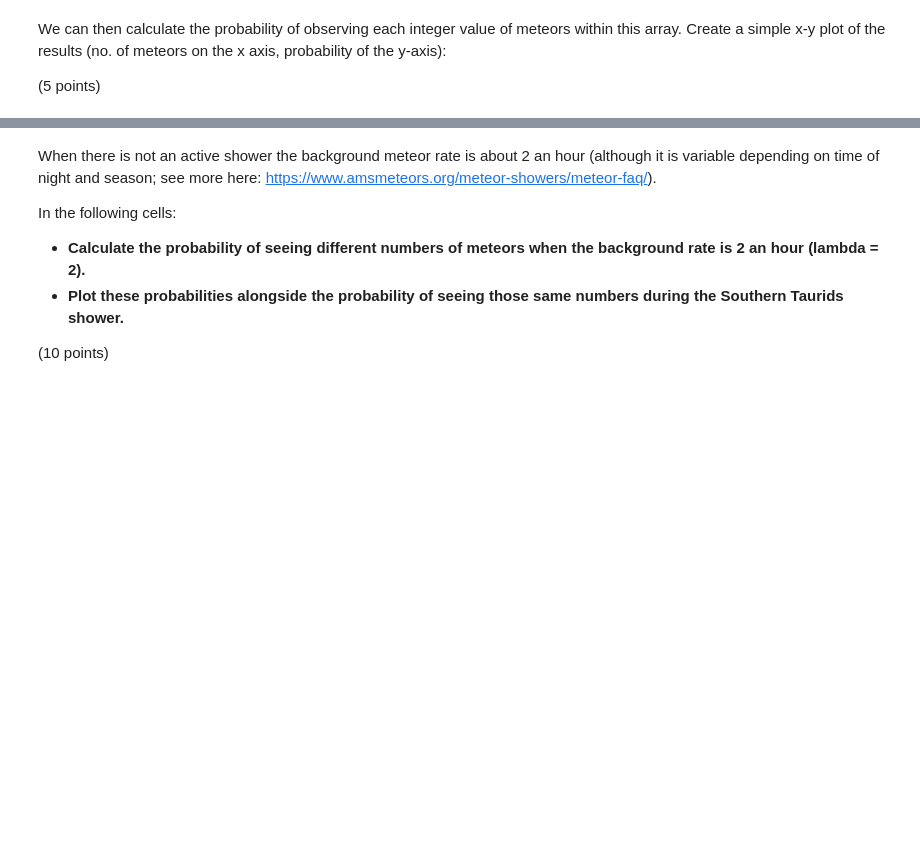
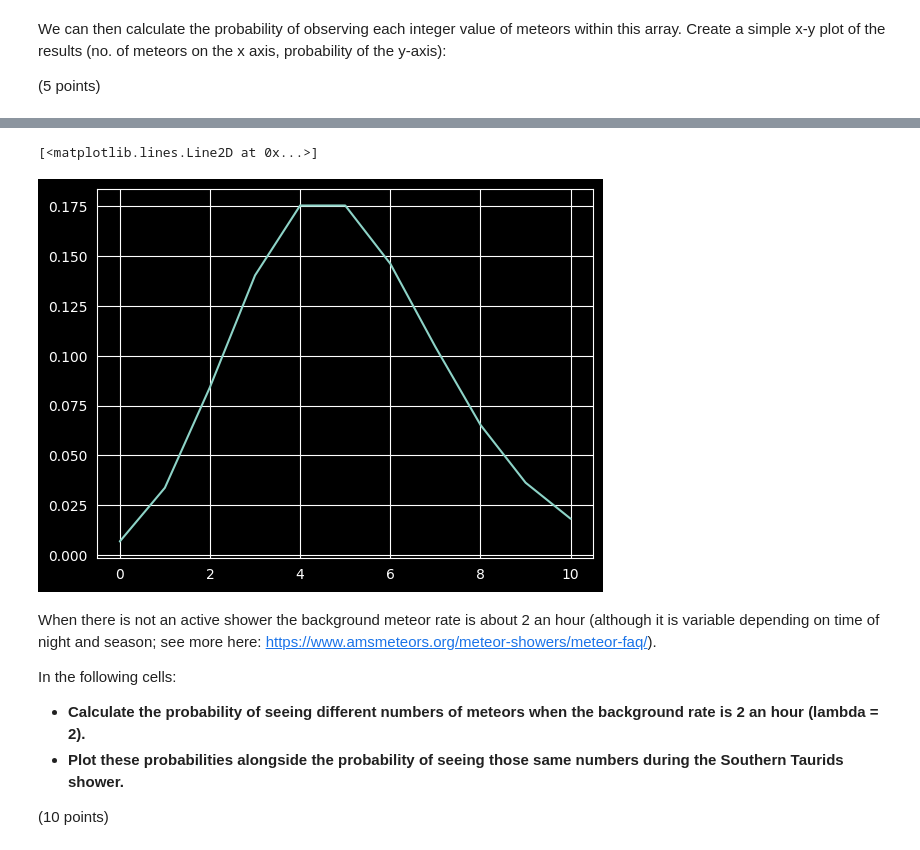
Before and after one commit to ItsukiKigoshi/EPS88_Gleeson, a Jupyter notebook: Week 5 - Probability.ipynb, the cells around one changed output, grey strips where cells are left out. Saved outputs shown, nothing was run; the diff lists cells and outputs as text; code cells hidden in the pictures; blank space fills up the shorter version.

```diff
--- a/Week 5 - Probability.ipynb
+++ b/Week 5 - Probability.ipynb
@@ -380,6 +384,10 @@ We can then calculate the probability of observing each integer value of meteors
 # %%
 taurid_meteor_sighting_probability = []
 taurid_meteor_rate = 5
+# %%
+for i in number_meteors_seen:
+    prob = poisson_probability(i,taurid_meteor_rate)
+    taurid_meteor_sighting_probability.append(prob)
 # %%
 taurid_meteor_sighting_probability
 # %% [output]
@@ -387,3 +405,8 @@ taurid_meteor_sighting_probability
+# %%
+plt.plot(number_meteors_seen, taurid_meteor_sighting_probability)
+# %% [output]
+[<matplotlib.lines.Line2D at 0x...>]
+[figure, added]
 # %% [markdown]
 When there is not an active shower the background meteor rate is about 2 an hour (although it is variable depending on time of night and season; see more here: https://www.amsmeteors.org/meteor-showers/meteor-faq/).
 
```
Also changed, not shown: parts of 11 cells of this notebook.
